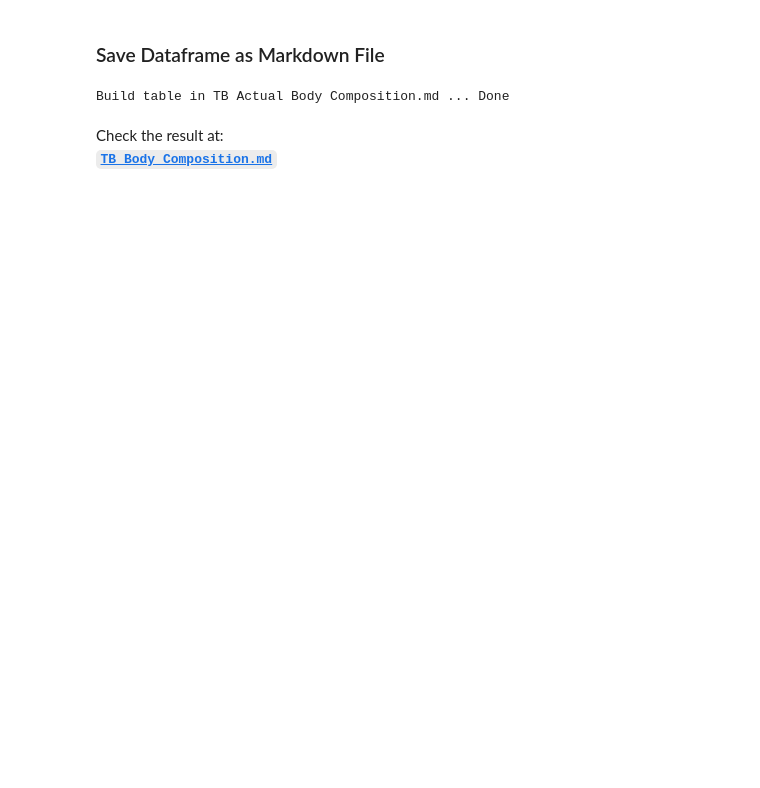
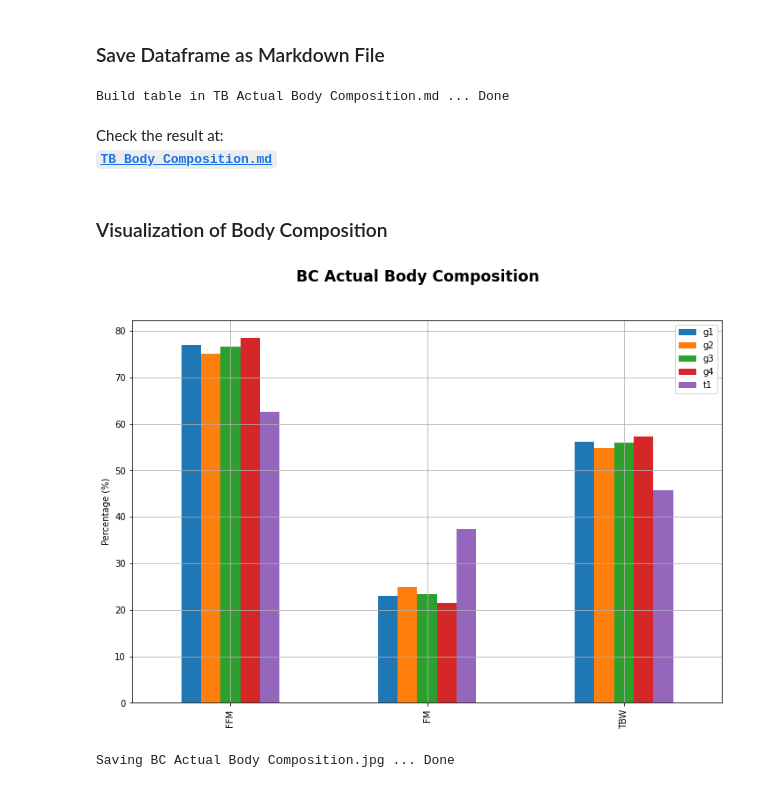
Before and after one commit to mahaamesha/body-impedance-measurement, a Jupyter notebook: src/processing.ipynb, the cells around one changed output. Cells and saved outputs as stored; diff of their text form; code cells hidden in the pictures; blank space fills up the shorter version.

Commit message:
multiple folder done

```diff
--- a/src/processing.ipynb
+++ b/src/processing.ipynb
@@ -468,3 +466,10 @@ Build table in TB Actual Body Composition.md ... Done
 # %% [markdown]
 Check the result at:\
 [**`TB Body Composition.md`**](../media/hand%20to%20hand/TB%20Body%20Composition.md)
+# %% [markdown]
+### Visualization of Body Composition
+# %%
+graph_overview_body_composition(saved_dirname, suptitle_text=fn3)
+# %% [output]
+[figure, added]
+Saving BC Actual Body Composition.jpg ... Done
```
Also changed, not shown: parts of 14 cells of this notebook, 7 other files.
